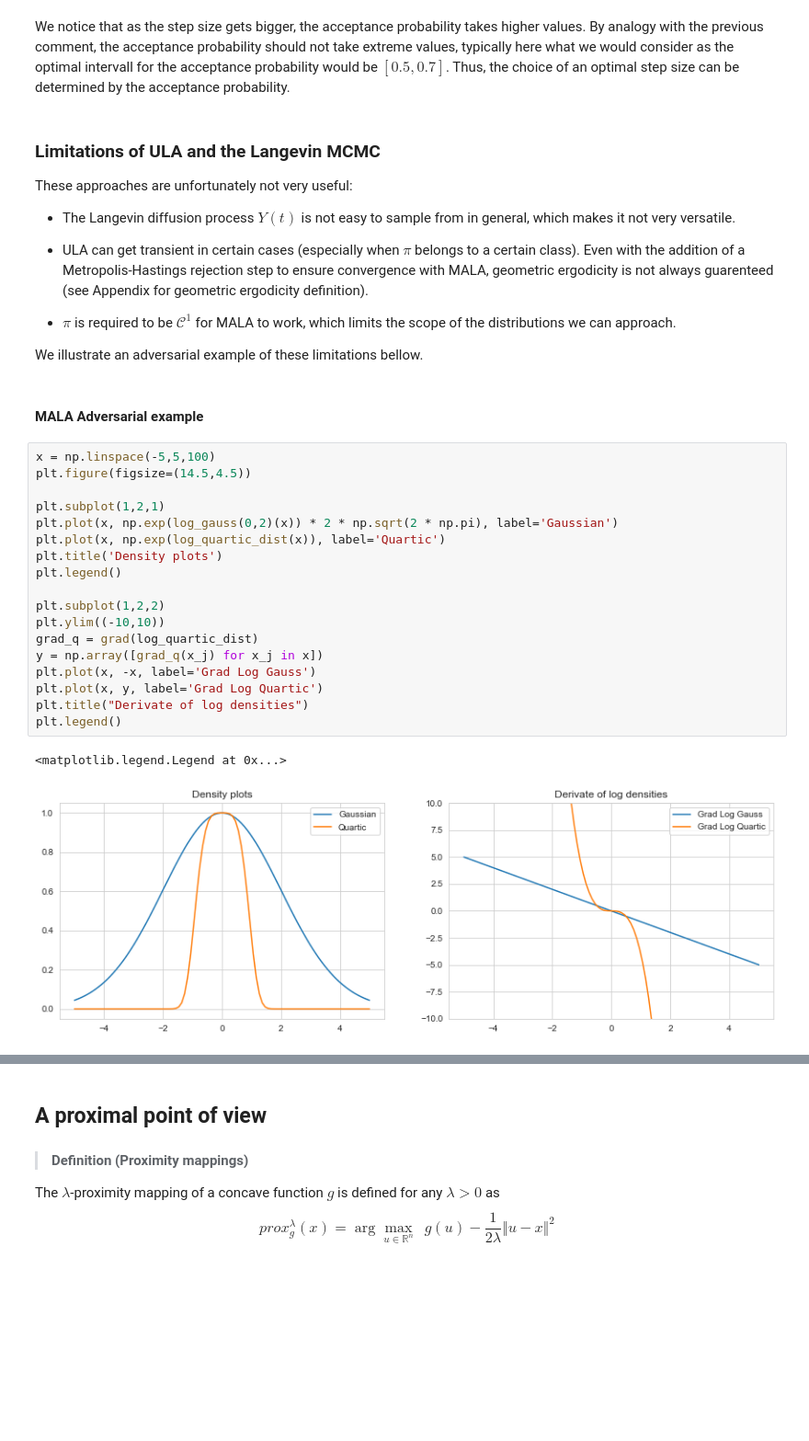
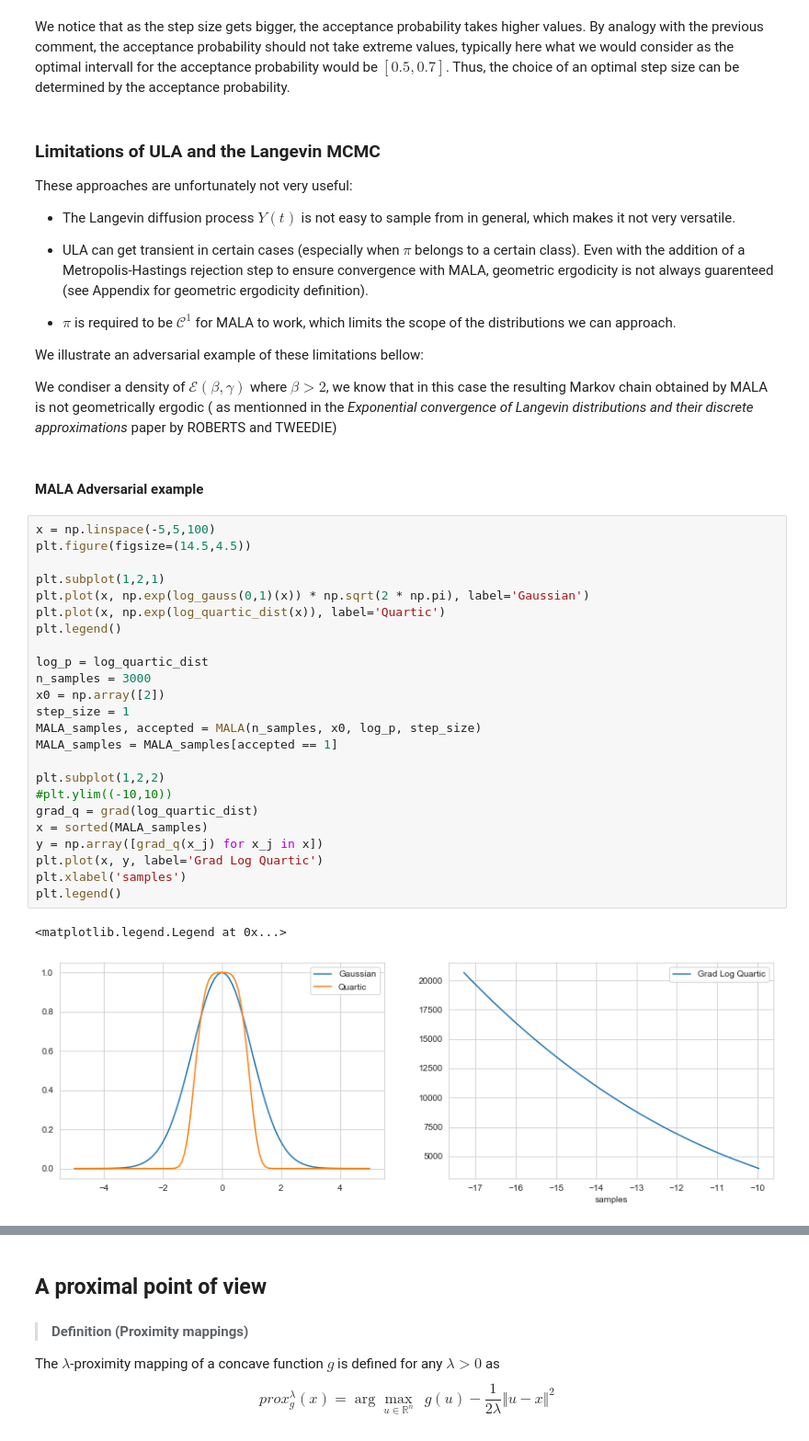
Before and after one commit to YuheBAI/Proximal_MCMC, a Jupyter notebook: Proximal_Langevin_MCMC.ipynb, the cells around one changed output, grey strips where cells are left out. Shown at 92% size. Cells and saved outputs as stored; diff of their text form; blank space fills up the shorter version.

```diff
--- a/Proximal_Langevin_MCMC.ipynb
+++ b/Proximal_Langevin_MCMC.ipynb
@@ -275,30 +278,38 @@ These approaches are unfortunately not very useful:
 - ULA can get transient in certain cases (especially when $\pi$ belongs to a certain class). Even with the addition of a Metropolis-Hastings rejection step to ensure convergence with MALA, geometric ergodicity is not always guarenteed (see Appendix for geometric ergodicity definition).
 + $\pi$ is required to be $\mathcal{C}^1$ for MALA to work, which limits the scope of the distributions we can approach.
 
-We illustrate an adversarial example of these limitations bellow.
+We illustrate an adversarial example of these limitations bellow:
+
+We condiser a density of $\mathcal{E}(\beta,\gamma)$ where $ \beta > 2$, we know that in this case the resulting Markov chain obtained by MALA is not geometrically ergodic ( as mentionned in the *Exponential convergence of Langevin distributions and their discrete approximations* paper by ROBERTS and TWEEDIE)
 # %% [markdown]
 #### MALA Adversarial example
 # %%
 x = np.linspace(-5,5,100)
 plt.figure(figsize=(14.5,4.5))
 
 plt.subplot(1,2,1)
-plt.plot(x, np.exp(log_gauss(0,2)(x)) * 2 * np.sqrt(2 * np.pi), label='Gaussian')
+plt.plot(x, np.exp(log_gauss(0,1)(x)) * np.sqrt(2 * np.pi), label='Gaussian')
 plt.plot(x, np.exp(log_quartic_dist(x)), label='Quartic')
-plt.title('Density plots')
 plt.legend()
 
+log_p = log_quartic_dist
+n_samples = 3000
+x0 = np.array([2])
+step_size = 1
+MALA_samples, accepted = MALA(n_samples, x0, log_p, step_size)
+MALA_samples = MALA_samples[accepted == 1]
+
 plt.subplot(1,2,2)
-plt.ylim((-10,10))
+#plt.ylim((-10,10))
 grad_q = grad(log_quartic_dist)
+x = sorted(MALA_samples)
 y = np.array([grad_q(x_j) for x_j in x])
-plt.plot(x, -x, label='Grad Log Gauss')
 plt.plot(x, y, label='Grad Log Quartic')
-plt.title("Derivate of log densities")
+plt.xlabel('samples')
 plt.legend()
 # %% [output]
 <matplotlib.legend.Legend at 0x...>
-[figure, old version]
+[figure, new version]
 # %% [markdown]
 + **First graphic:** We can see that the tail of the Quartic distribution is lighter than the Gaussian distribution. Which makes it more difficult to sumilate where the quartic density has non null values
 
```
Also changed, not shown: parts of 36 cells of this notebook.
